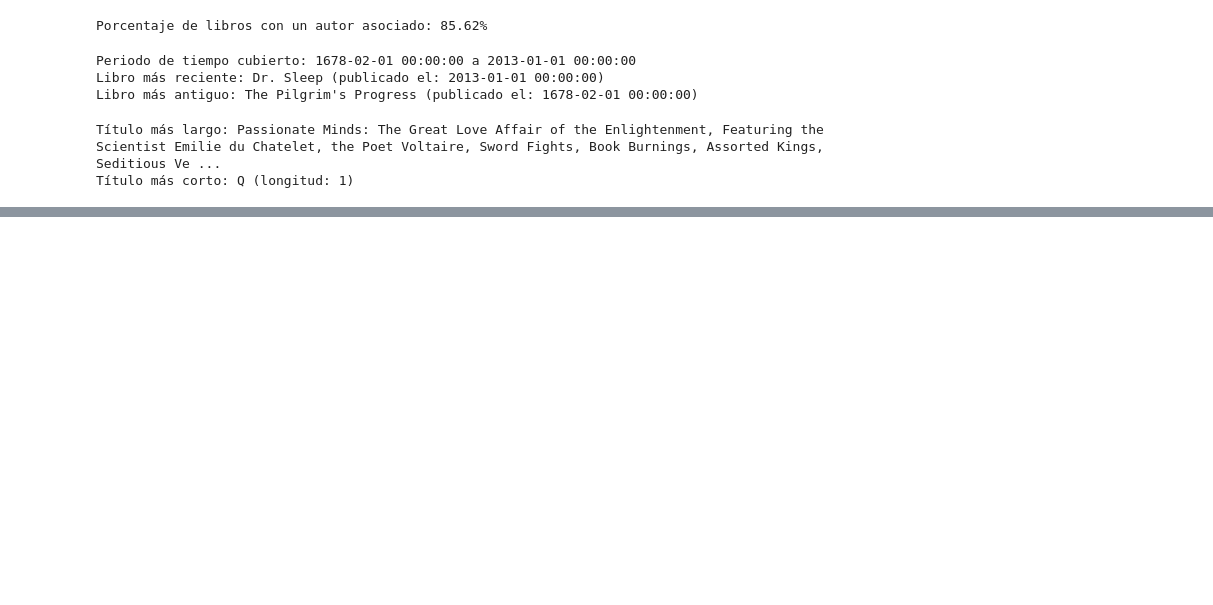
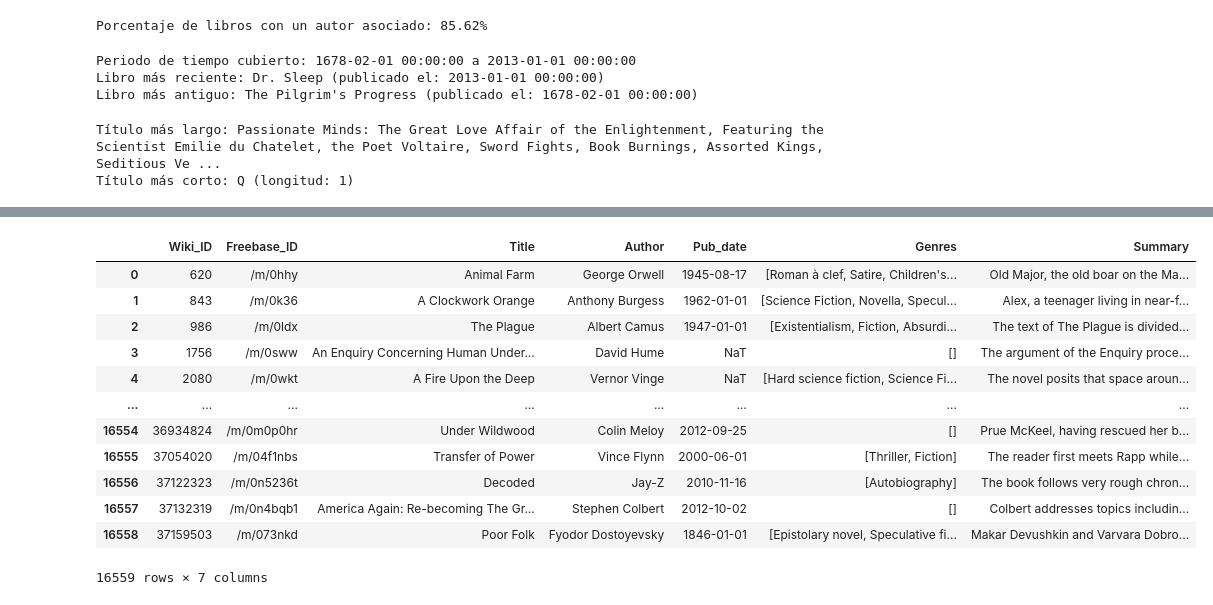
Before and after one commit to jsebastianquiroga/Topicos_analitica_NLP, a Jupyter notebook: Notebook/booksummaries.ipynb, the cells around one changed output, grey strips where cells are left out. Saved outputs shown, nothing was run; the diff lists cells and outputs as text; code cells hidden in the pictures; blank space fills up the shorter version.

```diff
--- a/Notebook/booksummaries.ipynb
+++ b/Notebook/booksummaries.ipynb
@@ -204,4 +204,20 @@ df_book_summaries['Genres'].astype(str)
 Name: Genres, Length: 16559, dtype: object
+# %%
+df_book_summaries
+# %% [output]
+|  | Wiki_ID | Freebase_ID | Title | Author | Pub_date | Genres | Summary |
+| 0 | 620 | /m/0hhy | Animal Farm | George Orwell | 1945-08-17 | [Roman à clef, Satire, Children's... | Old Major, the old boar on the Ma... |
+| 1 | 843 | /m/0k36 | A Clockwork Orange | Anthony Burgess | 1962-01-01 | [Science Fiction, Novella, Specul... | Alex, a teenager living in near-f... |
+| 2 | 986 | /m/0ldx | The Plague | Albert Camus | 1947-01-01 | [Existentialism, Fiction, Absurdi... | The text of The Plague is divided... |
+| 3 | 1756 | /m/0sww | An Enquiry Concerning Human Under... | David Hume | NaT | [] | The argument of the Enquiry proce... |
+| 4 | 2080 | /m/0wkt | A Fire Upon the Deep | Vernor Vinge | NaT | [Hard science fiction, Science Fi... | The novel posits that space aroun... |
+| ... | ... | ... | ... | ... | ... | ... | ... |
+| 16554 | 36934824 | /m/0m0p0hr | Under Wildwood | Colin Meloy | 2012-09-25 | [] | Prue McKeel, having rescued her b... |
+| 16555 | 37054020 | /m/04f1nbs | Transfer of Power | Vince Flynn | 2000-06-01 | [Thriller, Fiction] | The reader first meets Rapp while... |
+| 16556 | 37122323 | /m/0n5236t | Decoded | Jay-Z | 2010-11-16 | [Autobiography] | The book follows very rough chron... |
+| 16557 | 37132319 | /m/0n4bqb1 | America Again: Re-becoming The Gr... | Stephen Colbert | 2012-10-02 | [] | Colbert addresses topics includin... |
+| 16558 | 37159503 | /m/073nkd | Poor Folk | Fyodor Dostoyevsky | 1846-01-01 | [Epistolary novel, Speculative fi... | Makar Devushkin and Varvara Dobro... |
+16559 rows × 7 columns
 # %%
 # Contar los géneros individuales
 genre_counts = Counter()
```
Also changed, not shown: parts of 8 cells of this notebook.
